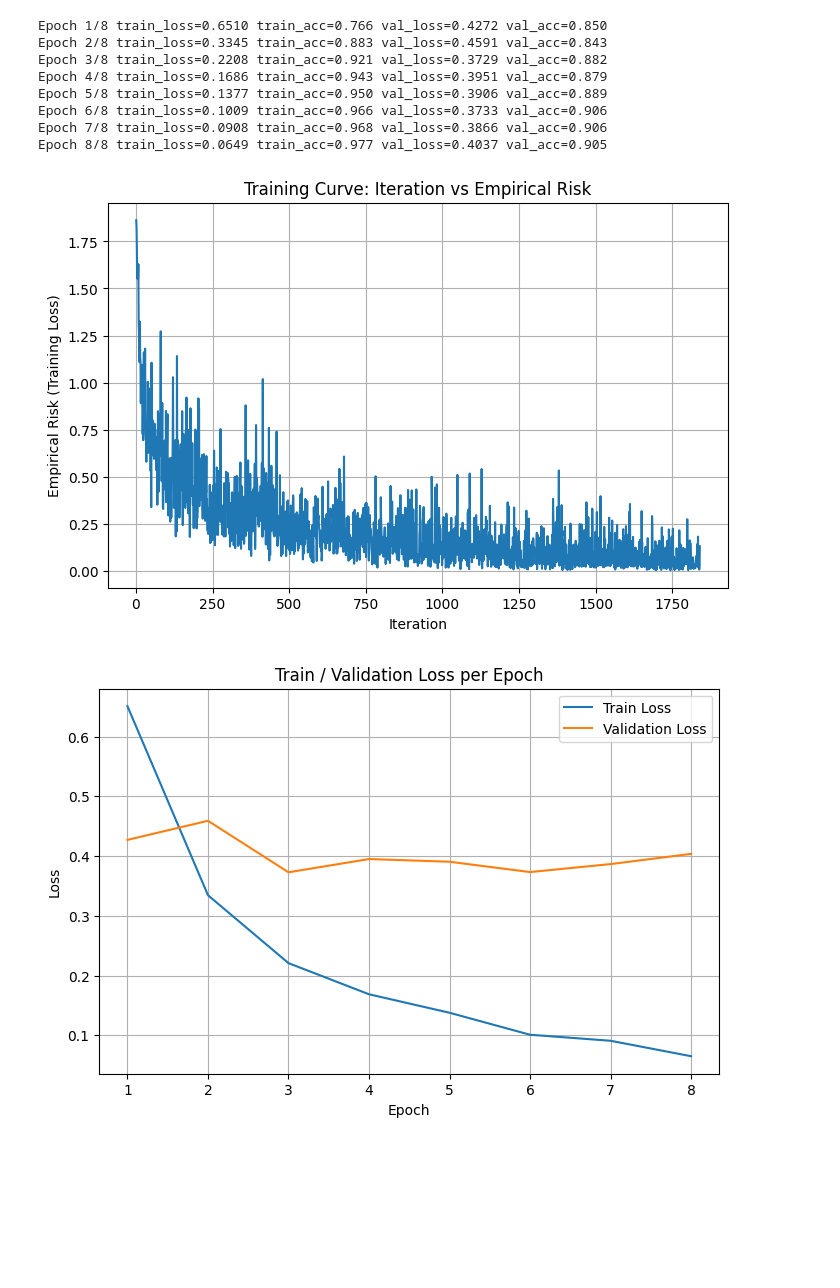
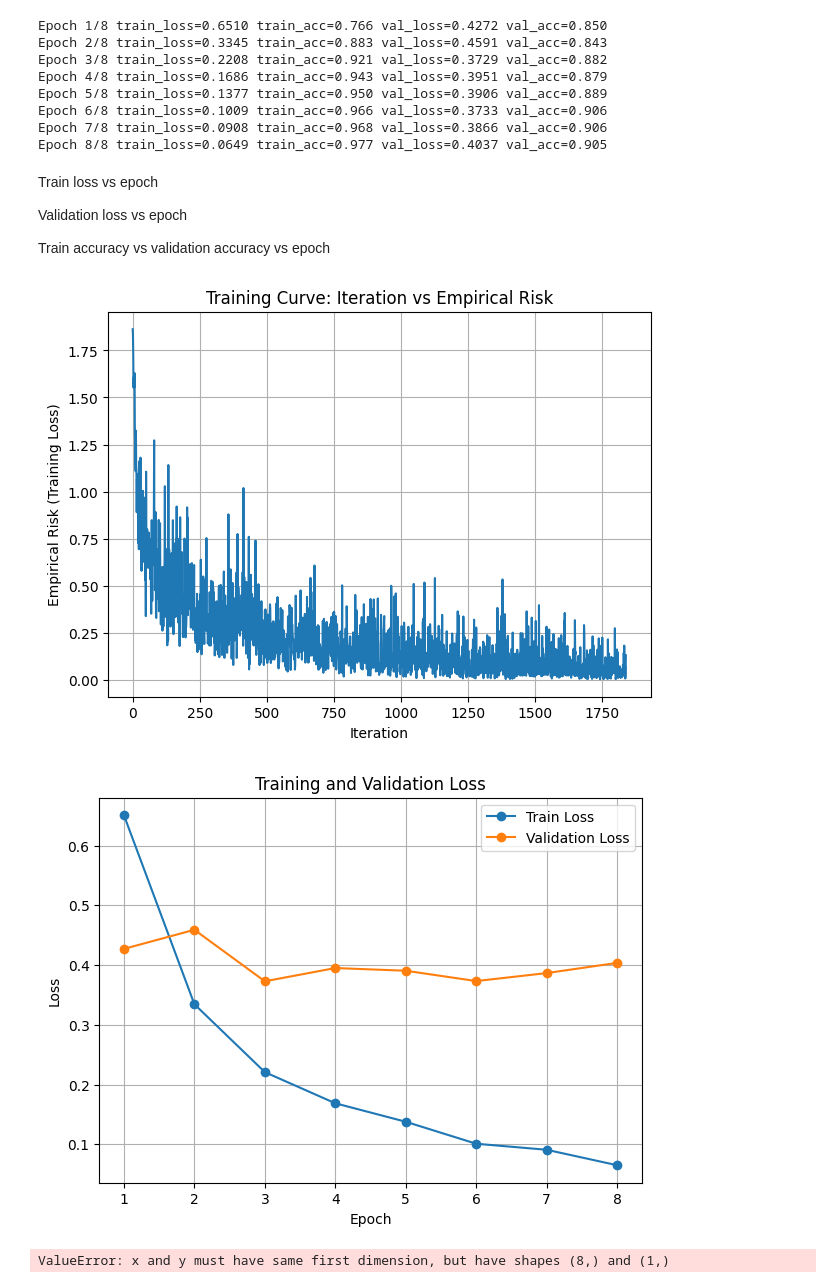
Before and after one commit to Ricki-C/DSC140B-CODING-HW, a Jupyter notebook: final_project.ipynb, the cells around one changed output. Cells and saved outputs as stored; diff of their text form; code cells hidden in the pictures; blank space fills up the shorter version.

```diff
--- a/final_project.ipynb
+++ b/final_project.ipynb
@@ -242,29 +242,51 @@ Epoch 5/8 train_loss=0.1377 train_acc=0.950 val_loss=0.3906 val_acc=0.889
 Epoch 6/8 train_loss=0.1009 train_acc=0.966 val_loss=0.3733 val_acc=0.906
 Epoch 7/8 train_loss=0.0908 train_acc=0.968 val_loss=0.3866 val_acc=0.906
 Epoch 8/8 train_loss=0.0649 train_acc=0.977 val_loss=0.4037 val_acc=0.905
-# %%
-import matplotlib.pyplot as plt
-import numpy as np
-
-# 1) iteration number vs empirical risk
-plt.figure(figsize=(8,5))
-plt.plot(np.arange(1, len(train_iter_losses)+1), train_iter_losses)
-plt.xlabel("Iteration")
-plt.ylabel("Empirical Risk (Training Loss)")
-plt.title("Training Curve: Iteration vs Empirical Risk")
-plt.grid(True)
-plt.show()
-
-# 2) epoch loss curve
-plt.figure(figsize=(8,5))
-plt.plot(np.arange(1, len(train_epoch_losses)+1), train_epoch_losses, label="Train Loss")
-plt.plot(np.arange(1, len(val_epoch_losses)+1), val_epoch_losses, label="Validation Loss")
-plt.xlabel("Epoch")
-plt.ylabel("Loss")
-plt.title("Train / Validation Loss per Epoch")
-plt.legend()
-plt.grid(True)
-plt.show()
-# %% [output]
-[figure, removed]
-[figure, removed]
+# %% [markdown]
+Train loss vs epoch
+
+Validation loss vs epoch
+
+Train accuracy vs validation accuracy vs epoch
+# %%
+import matplotlib.pyplot as plt
+import numpy as np
+
+epochs = np.arange(1, num_epochs + 1)
+
+# 1) training loss vs iteration
+plt.figure(figsize=(7,5))
+plt.plot(train_iter_losses)
+plt.xlabel("Iteration")
+plt.ylabel("Empirical Risk (Training Loss)")
+plt.title("Training Curve: Iteration vs Empirical Risk")
+plt.grid(True)
+plt.show()
+
+# 2) train loss vs validation loss
+plt.figure(figsize=(7,5))
+plt.plot(epochs, train_epoch_losses, marker='o', label='Train Loss')
+plt.plot(epochs, val_epoch_losses, marker='o', label='Validation Loss')
+plt.xlabel("Epoch")
+plt.ylabel("Loss")
+plt.title("Training and Validation Loss")
+plt.xticks(epochs)
+plt.legend()
+plt.grid(True)
+plt.show()
+
+# 3) train accuracy vs validation accuracy
+plt.figure(figsize=(7,5))
+plt.plot(epochs, train_acc, marker='o', label='Train Accuracy')
+plt.plot(epochs, val_acc, marker='o', label='Validation Accuracy')
+plt.xlabel("Epoch")
+plt.ylabel("Accuracy")
+plt.title("Training and Validation Accuracy")
+plt.xticks(epochs)
+plt.legend()
+plt.grid(True)
+plt.show()
+# %% [output]
+[figure, added]
+[figure, added]
+ValueError: x and y must have same first dimension, but have shapes (8,) and (1,)
```
Also changed, not shown: parts of 2 cells of this notebook.
